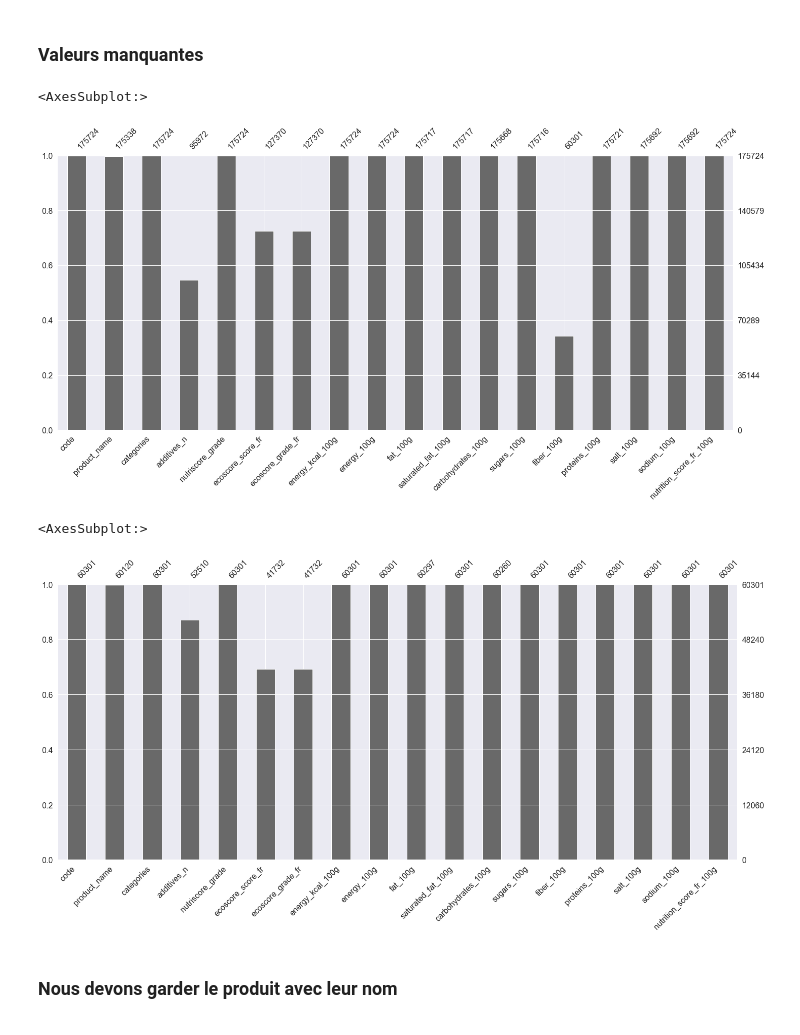
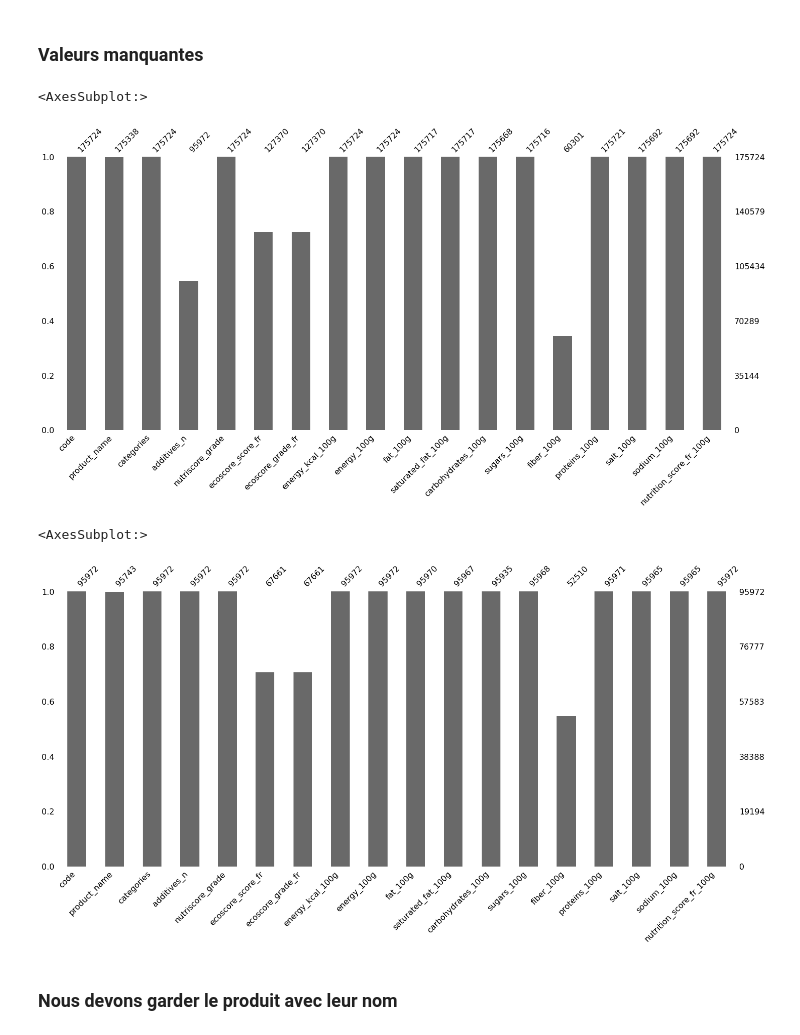
Before and after one commit to Azimoj/Open-Food-Facts, a Jupyter notebook: PSanté_01_notebooknettoyage.ipynb, the cells around one changed output. Saved outputs shown, nothing was run; the diff lists cells and outputs as text; code cells hidden in the pictures.

```diff
--- a/PSanté_01_notebooknettoyage.ipynb
+++ b/PSanté_01_notebooknettoyage.ipynb
@@ -641,12 +641,14 @@ plt.suptitle("Quantitative variables")
 # %% [output]
 Text(0.5, 0.98, 'Quantitative variables')
 [figure]
+# %%
+df_Fr_food= FR_food_no_out.copy()
 # %% [markdown]
 ### Valeurs manquantes
 # %%
 import missingno as msno
 # %%
-msno.bar()
+msno.bar(df_Fr_food)
 # %% [output]
 <AxesSubplot:>
-[figure, old version]
+[figure, new version]
@@ -655,8 +655,10 @@ Fr_food_final=FR_food_no_out.dropna(subset=['fiber_100g'])
+# %%
+df_Fr_food=df_Fr_food.dropna(subset=['additives_n'])
 # %%
-msno.bar(Fr_food_final)
+msno.bar(df_Fr_food)
 # %% [output]
 <AxesSubplot:>
-[figure, old version]
+[figure, new version]
 # %% [markdown]
 ### Nous devons garder le produit avec leur nom
 # %%
```
Also changed, not shown: parts of 39 cells of this notebook.
